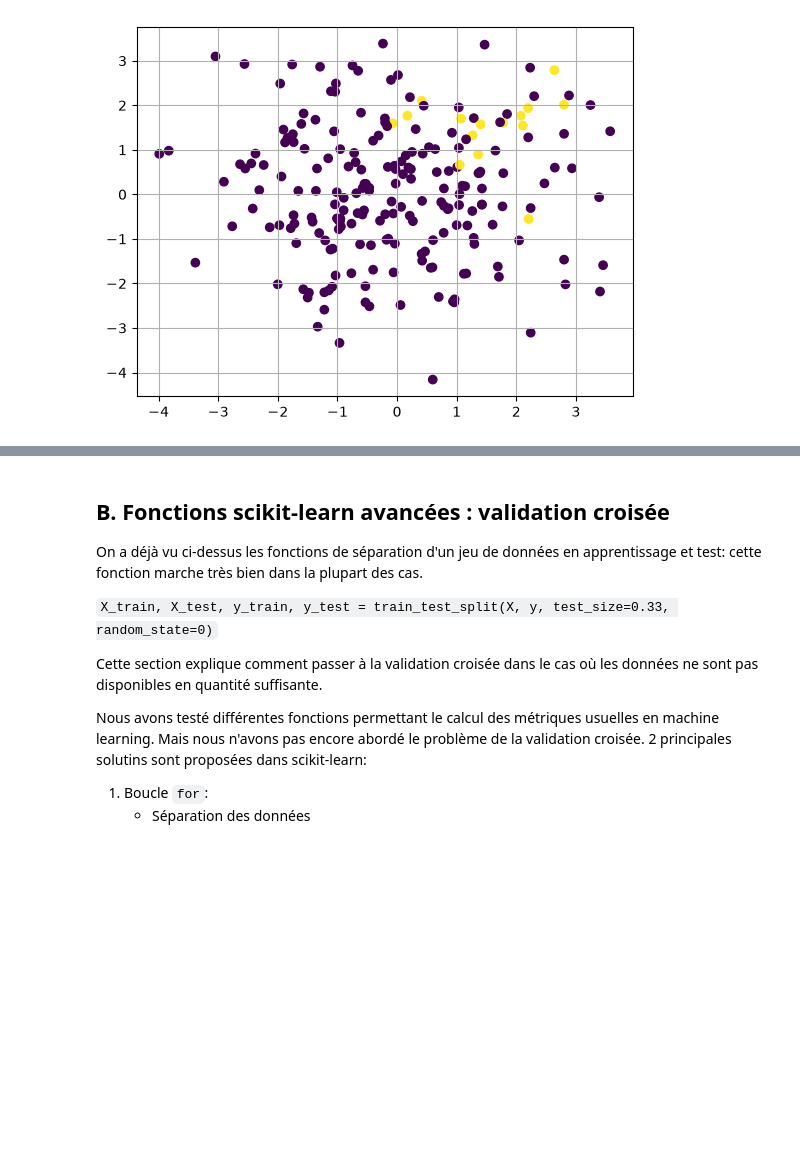
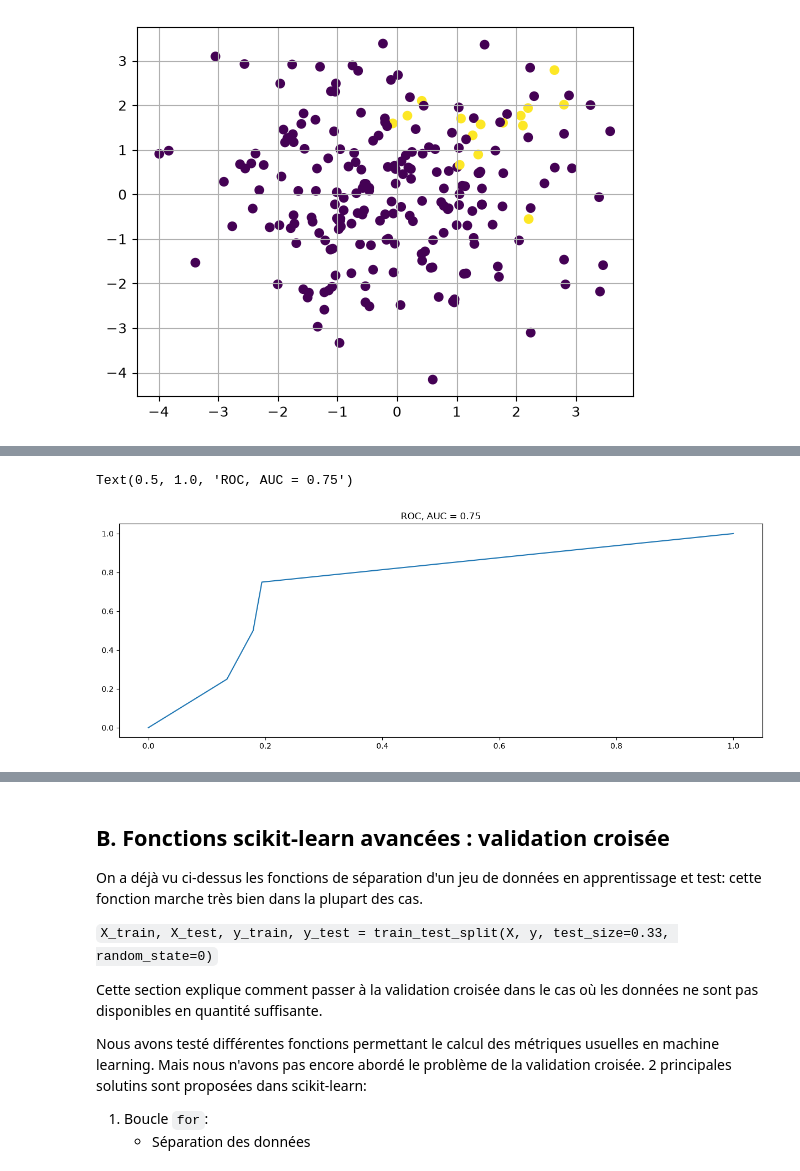
Before and after one commit to Mithrafk/Cours-Python, a Jupyter notebook: ML_2A/B-Machine Learning/notebooks/2-notebook-metrique.ipynb, the cells around one changed output, grey strips where cells are left out. Saved outputs shown, nothing was run; the diff lists cells and outputs as text; code cells hidden in the pictures; blank space fills up the shorter version.

```diff
--- a/ML_2A/B-Machine Learning/notebooks/2-notebook-metrique.ipynb
+++ b/ML_2A/B-Machine Learning/notebooks/2-notebook-metrique.ipynb
@@ -242,29 +232,42 @@ plt.grid()
 # %%
 # 3. On applique l'idée clé:
 #   a. décaler la frontière (en fonction des valeurs de yhat)
 #   b. calculer le score du nouveau classifieur
 
 TP = [0.] # listes des effectifs True Positive
 FP = [0.] # listes des effectifs False Positive
 ACC = [np.where((y_test*yhat>0),1,0).mean()] # controle sur le taux de bonne classification générale
 
 # position initiale (0,0): 0 détecté, 0 fausse détection
 
 nb_evt    = np.where((y_test>0),1,0).sum()  # pour normaliser les TP entre 0 et 1
 nb_max_fp = np.where((y_test<=0),1,0).sum() # pour normaliser les FP entre 0 et 1
 
 plt.figure(figsize=[15,5])
 
 # détermination des valeurs de biais à tester
 values = np.sort(-yhat[y_test>0]) # toutes les valeurs qui permettent de faire une détection de plus
 values = np.insert(values, 0, 0) # la valeur extrême pour laquelle tous les points sont détectés
-values = np.append(values, - yhat.min()) # la valeur extrême pour laquelle tous les points sont détectés
+values = np.append(values, - yhat.min() + 1e-10) # la valeur extrême pour laquelle tous les points sont détectés
+
 
 # boucle sur les biais
-for i,b in enumerate(values): # evolution du biais b
+for i,b in enumerate(values[1:]): # evolution du biais b
     # 1. Décaler yhat (dans une nouvelle variable)
+    y_tmp = yhat + b
+
     # 2. calculer TP, FP et accuracy
+    TP.append(np.sum((y_tmp > 0) & (y_test > 0)) / nb_evt)
+    FP.append(np.sum((y_tmp > 0) & (y_test <= 0)) / nb_max_fp)
+    ACC.append(np.where( (y_tmp * y_test > 0), 1, 0).mean())
+
+
     # 3. faire les affichages
     #    - c'est un peu long... Pas besoin de peaufiner (réglage des axes...)
 
-    ###  TODO  ###
+auc = met.auc(FP,TP)
+plt.plot(FP, TP)
+plt.title(f"ROC, AUC = {auc:.2f}")
+# %% [output]
+Text(0.5, 1.0, 'ROC, AUC = 0.75')
+[figure, added]
```
Also changed, not shown: parts of 21 cells of this notebook, 7 other files.
